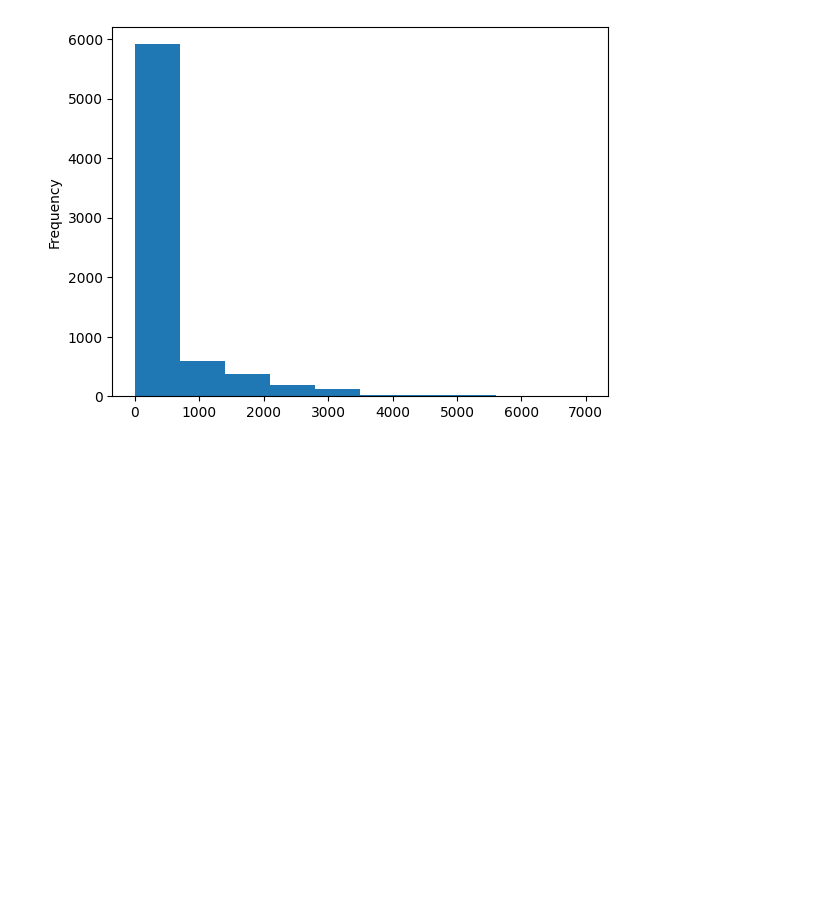
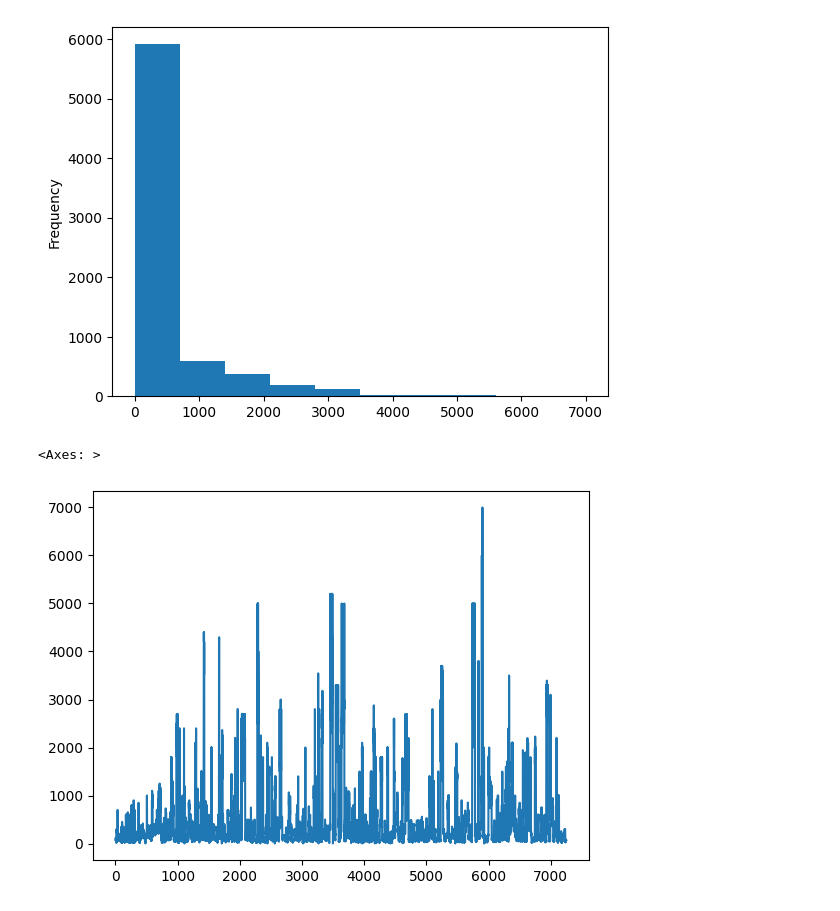
Before and after one commit to azhar22k/pyplay, a Jupyter notebook: 3.pandas-intro.ipynb, the cells around one changed output. Saved outputs shown, nothing was run; the diff lists cells and outputs as text; code cells hidden in the pictures; blank space fills up the shorter version.

```diff
--- a/3.pandas-intro.ipynb
+++ b/3.pandas-intro.ipynb
@@ -39,7 +63,9 @@ S3_ROOT_PATH = os.environ.get("DATA_LAKE_ROOT_PATH") + "datascience/ktbyazhar/"
 
 s3_client = boto3.client("s3")
 # %%
-data = s3_client.get_object(Bucket=S3_BUCKET, Key=f"{S3_ROOT_PATH}DatafinitiElectronicsProductsPricingData.csv")
+data = s3_client.get_object(
+    Bucket=S3_BUCKET,
+    Key=f"{S3_ROOT_PATH}DatafinitiElectronicsProductsPricingData.csv")
 # %% [markdown]
 #### Create Data frame from S3 payload
 # %%
@@ -62,3 +102,8 @@ df["prices.amountMax"].plot(kind="hist")
 # %% [output]
 <Axes: ylabel='Frequency'>
 [figure]
+# %%
+df["prices.amountMax"].plot()
+# %% [output]
+<Axes: >
+[figure, added]
```
Also changed, not shown: parts of 12 cells of this notebook, 1 other file.
